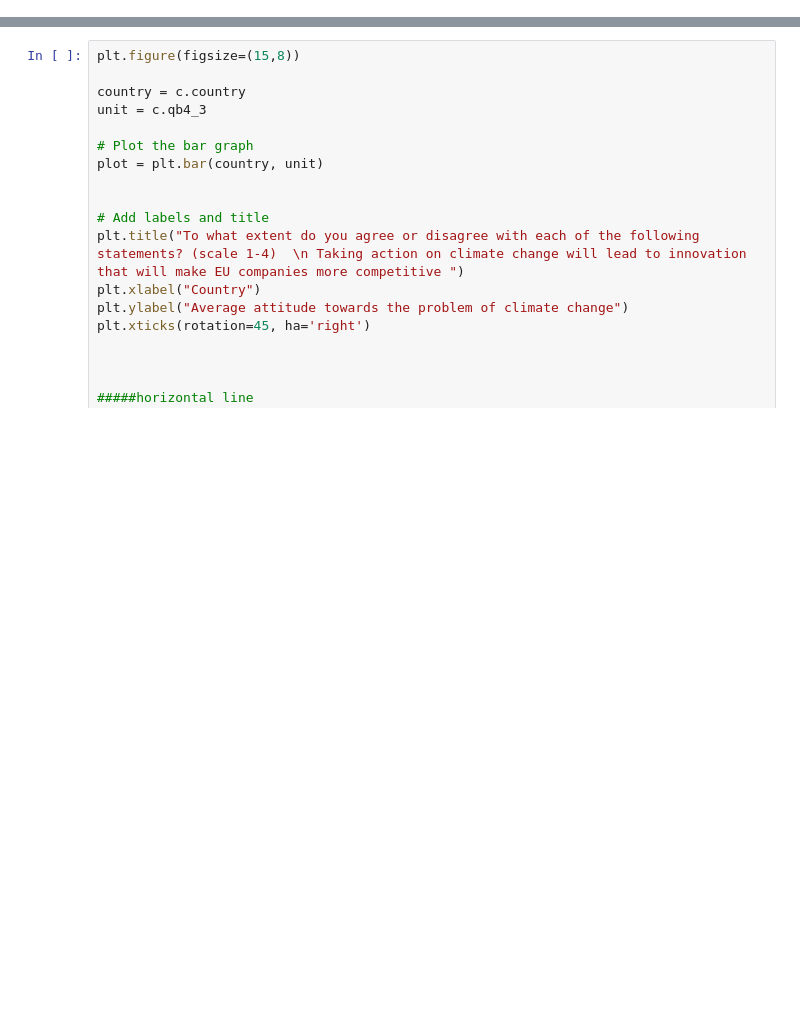
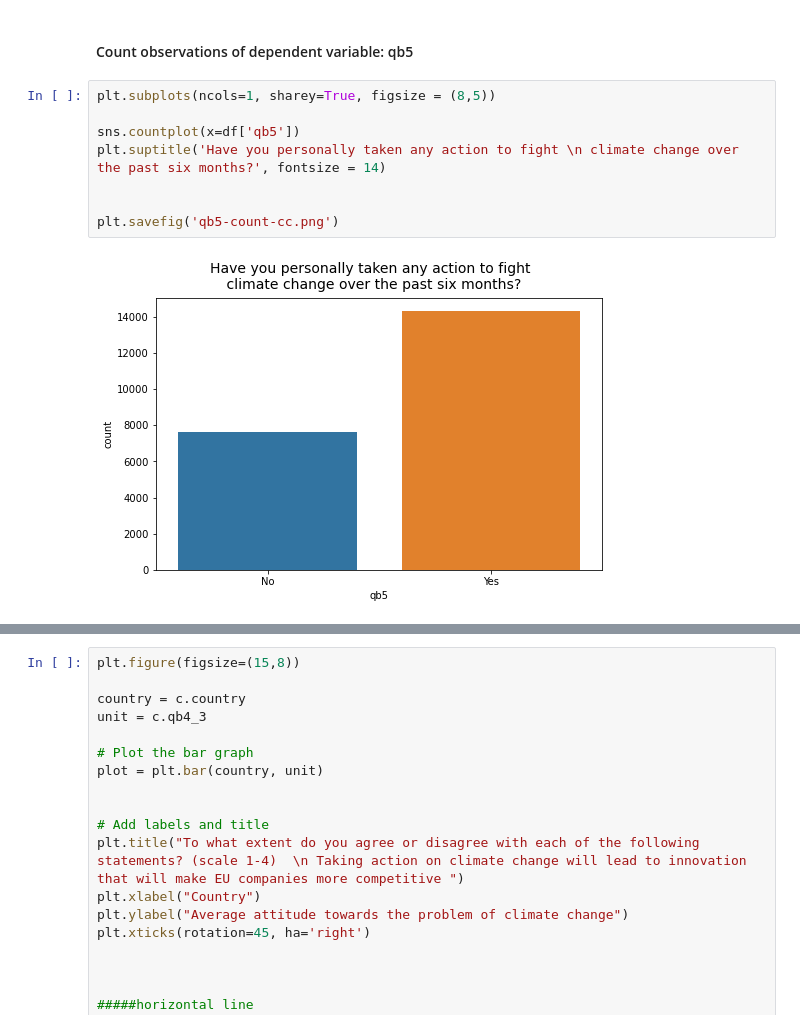
Before and after one commit to claudiagiuspoli/pro-environmental-behaviour, a Jupyter notebook: data viz.ipynb, the cells around one changed output, grey strips where cells are left out. Saved outputs shown, nothing was run; the diff lists cells and outputs as text; blank space fills up the shorter version.

```diff
--- a/data viz.ipynb
+++ b/data viz.ipynb
@@ -26,0 +14,12 @@ cc_num
+# %% [markdown]
+#### Count observations of dependent variable: qb5
+# %%
+plt.subplots(ncols=1, sharey=True, figsize = (8,5))
+
+sns.countplot(x=df['qb5'])
+plt.suptitle('Have you personally taken any action to fight \n climate change over the past six months?', fontsize = 14)
+
+
+plt.savefig('qb5-count-cc.png')
+# %% [output]
+[figure, added]
```
Also changed, not shown: parts of 54 cells of this notebook, 8 other files.
